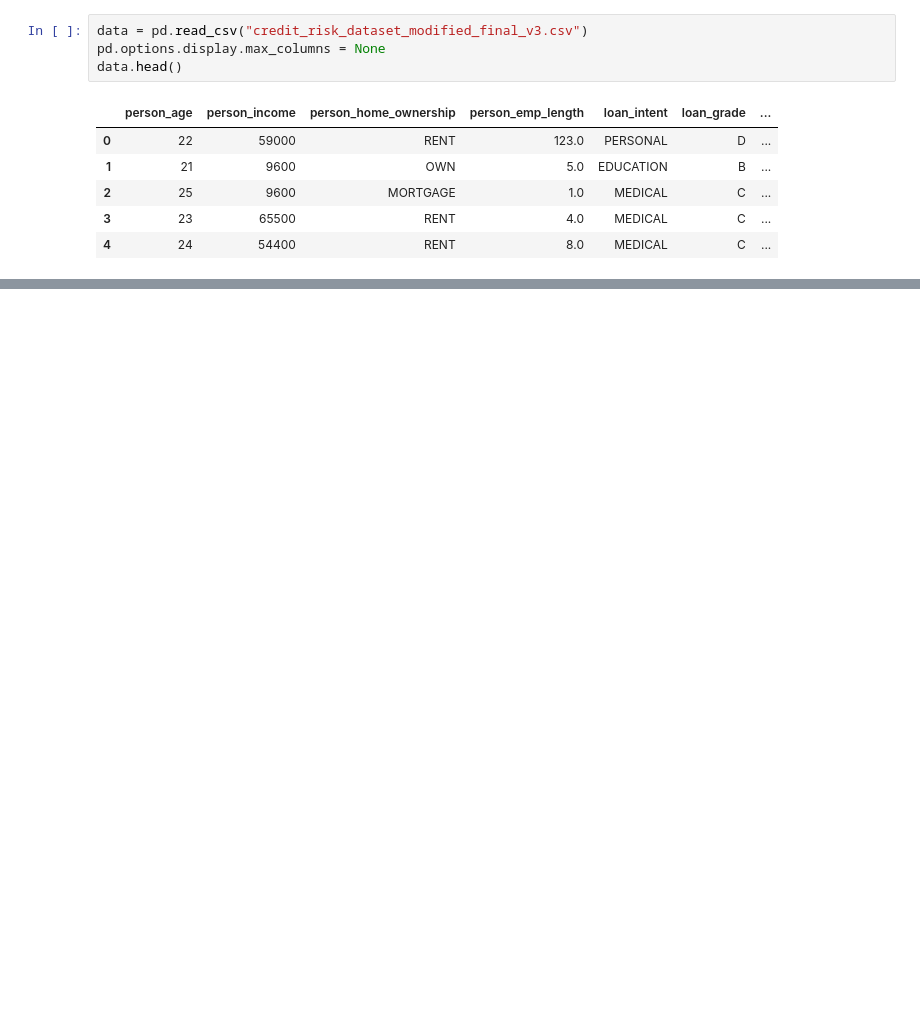
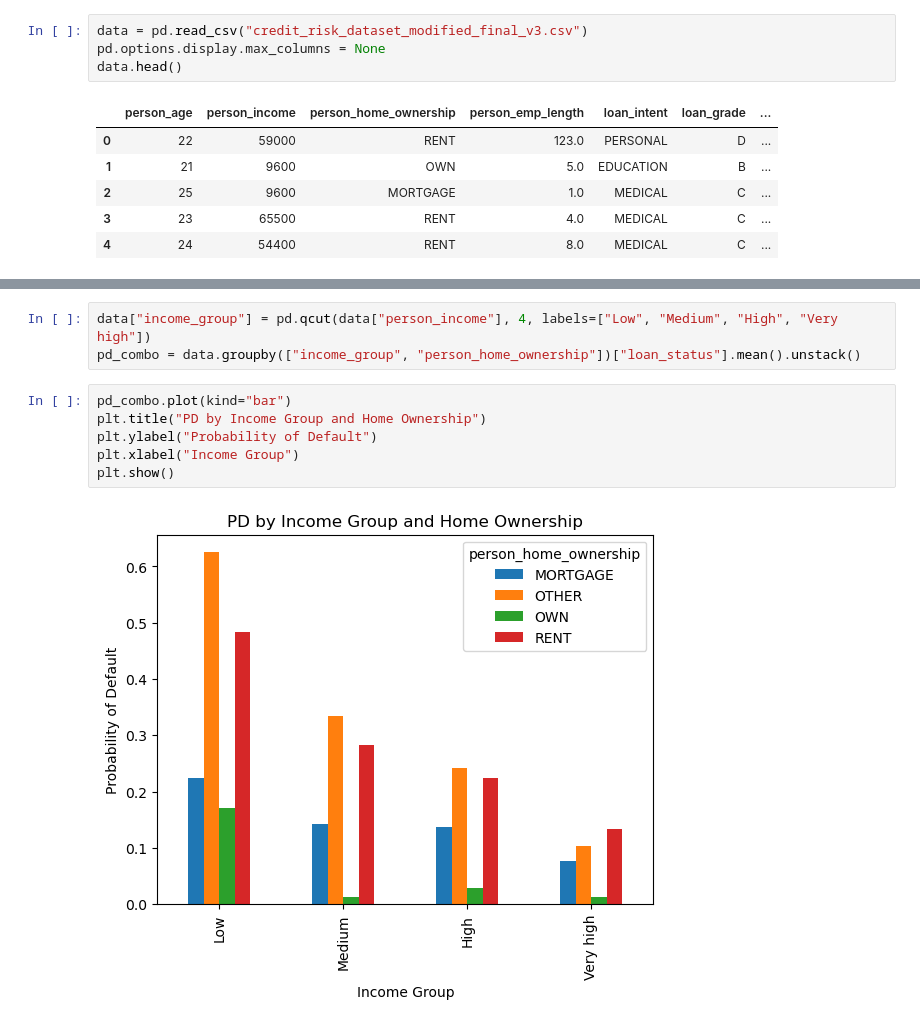
Before and after one commit to cvetelinamin/Math-Concepts-for-Developers-Exam-Project, a Jupyter notebook: Credit Risk Scoring System.ipynb, the cells around one changed output, grey strips where cells are left out. Saved outputs shown, nothing was run; the diff lists cells and outputs as text; blank space fills up the shorter version.

```diff
--- a/Credit Risk Scoring System.ipynb
+++ b/Credit Risk Scoring System.ipynb
@@ -200,0 +352,11 @@ data.head()
+# %%
+data["income_group"] = pd.qcut(data["person_income"], 4, labels=["Low", "Medium", "High", "Very high"])
+pd_combo = data.groupby(["income_group", "person_home_ownership"])["loan_status"].mean().unstack()
+# %%
+pd_combo.plot(kind="bar")
+plt.title("PD by Income Group and Home Ownership")
+plt.ylabel("Probability of Default")
+plt.xlabel("Income Group")
+plt.show()
+# %% [output]
+[figure, added]
```
Also changed, not shown: parts of 24 cells of this notebook, 1 other file.
